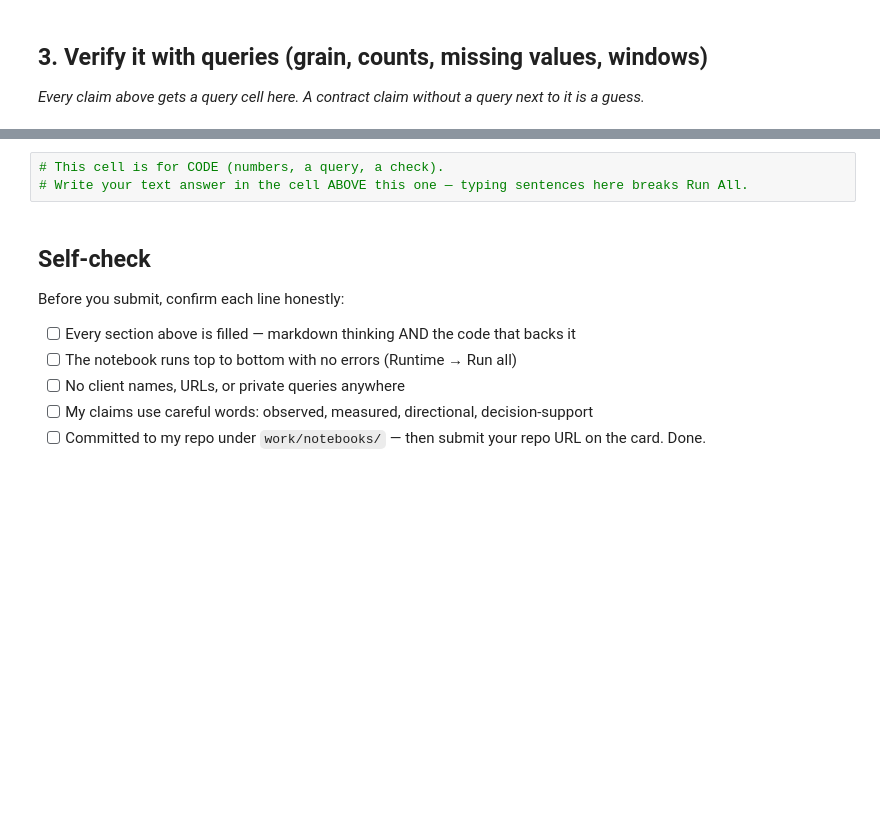
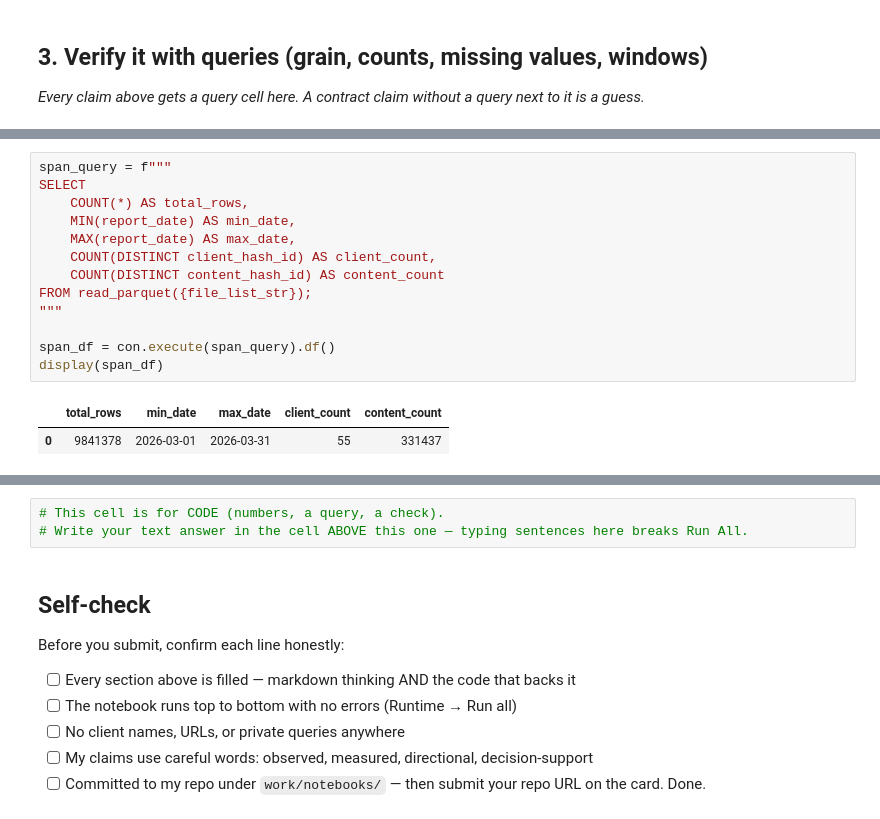
Before and after one commit to trycatchqasim/ML_FR_ISP, a Jupyter notebook: work/notebooks/w03_data_contract.ipynb, the cells around one changed output, grey strips where cells are left out. Drawn from its saved outputs; the diff is of its cells as text; blank space fills up the shorter version.

```diff
--- a/work/notebooks/w03_data_contract.ipynb
+++ b/work/notebooks/w03_data_contract.ipynb
@@ -29,0 +95,16 @@ This skeleton is yours to fill. Work the sections **in order** — each one has
+# %%
+span_query = f"""
+SELECT
+    COUNT(*) AS total_rows,
+    MIN(report_date) AS min_date,
+    MAX(report_date) AS max_date,
+    COUNT(DISTINCT client_hash_id) AS client_count,
+    COUNT(DISTINCT content_hash_id) AS content_count
+FROM read_parquet({file_list_str});
+"""
+
+span_df = con.execute(span_query).df()
+display(span_df)
+# %% [output]
+|  | total_rows | min_date | max_date | client_count | content_count |
+| 0 | 9841378 | 2026-03-01 | 2026-03-31 | 55 | 331437 |
```
Also changed, not shown: parts of 10 cells of this notebook.
